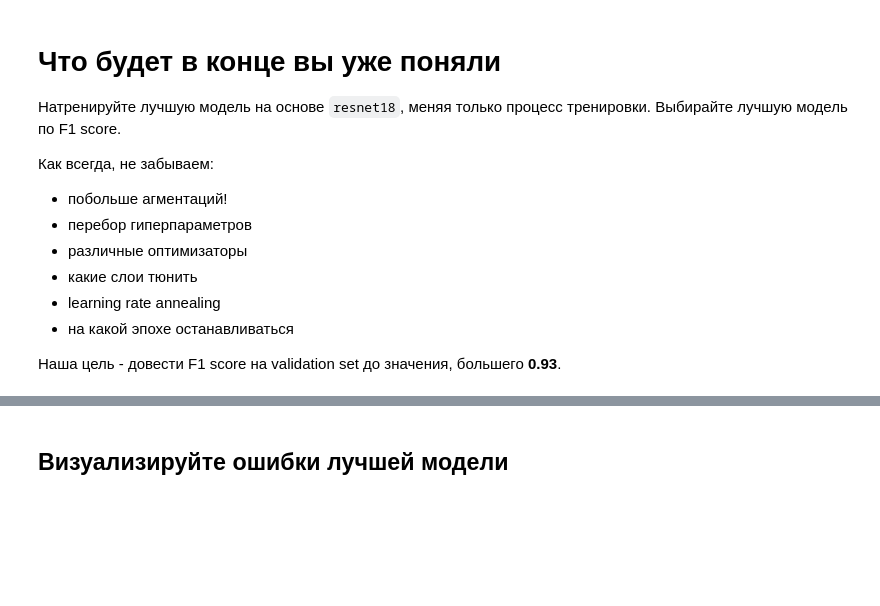
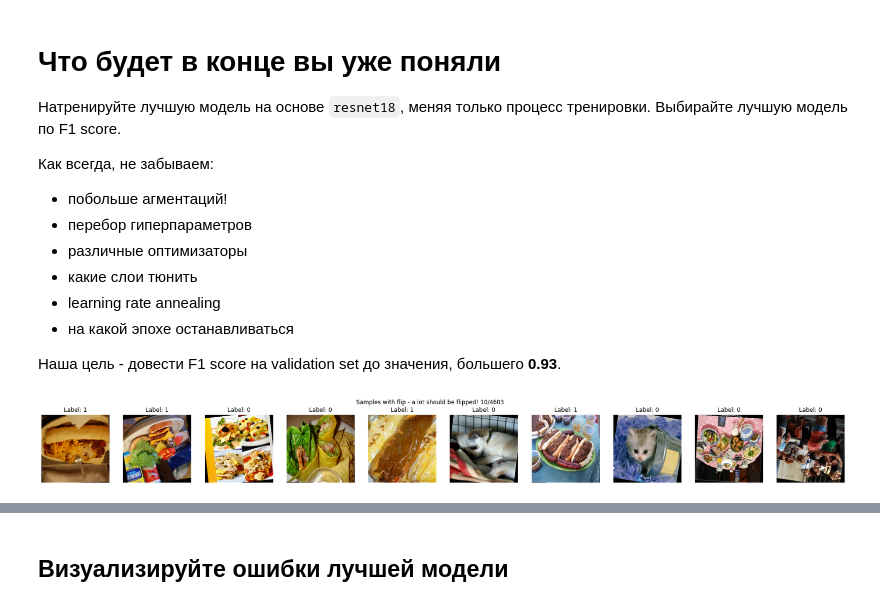
Before and after one commit to iptkachev/dlcourse_ai, a Jupyter notebook: assignments/assignment4/HotdogOrNot.ipynb, the cells around one changed output, grey strips where cells are left out. Saved outputs shown, nothing was run; the diff lists cells and outputs as text; code cells hidden in the pictures; blank space fills up the shorter version.

```diff
--- a/assignments/assignment4/HotdogOrNot.ipynb
+++ b/assignments/assignment4/HotdogOrNot.ipynb
@@ -521,0 +534,14 @@ best_model = model
+# %%
+transform=transforms.Compose([
+                           transforms.Resize((224, 224)),
+                        #    transforms.RandomResizedCrop(224),
+                           transforms.ColorJitter(0.05, 0.05, 0.05),
+                           transforms.RandomVerticalFlip(0.5),
+                           transforms.RandomHorizontalFlip(0.5),
+                           transforms.RandomRotation(10),
+                       ])
+dataset_test = HotdogOrNotDataset(train_folder, transform=transform)
+
+visualize_samples(dataset_test, indices, "Samples with flip - a lot should be flipped!")
+# %% [output]
+[figure, added]
```
Also changed, not shown: parts of 8 cells of this notebook.
